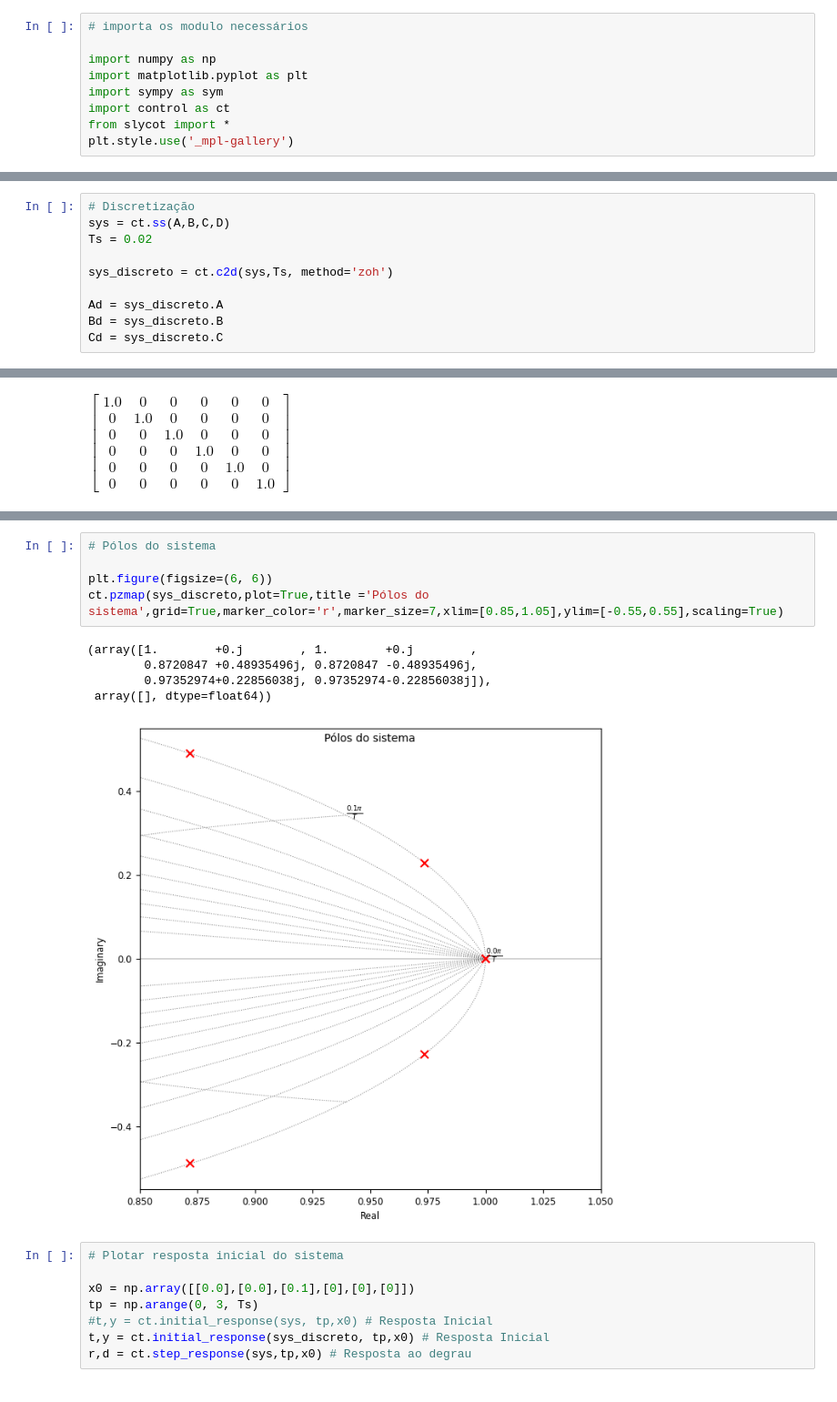
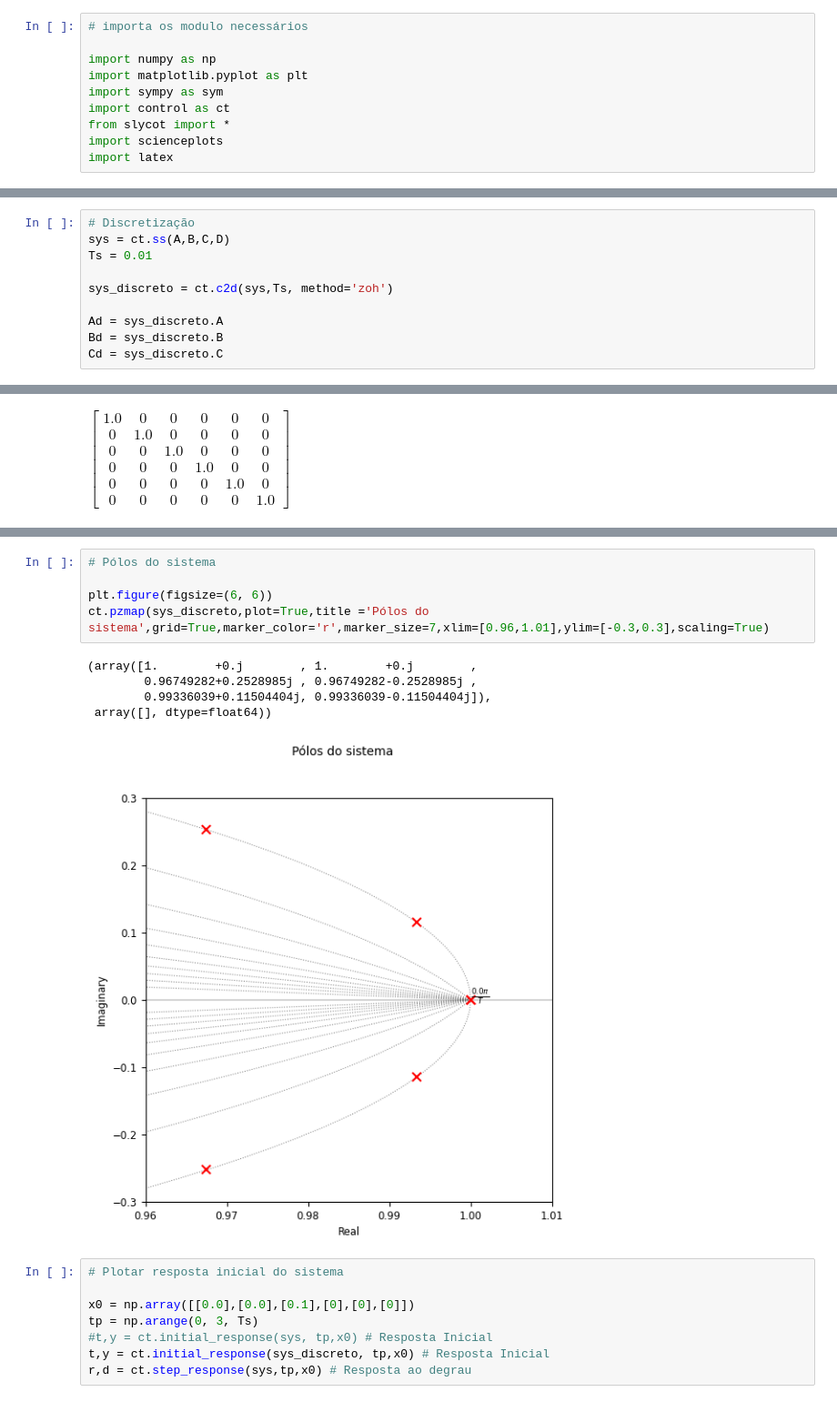
Before and after one commit to thebrendonbarbosa/Projeto_TCC_DPI_Thalyson, a Jupyter notebook: scripts/modelagem_sistema_duplo_pêndulo.ipynb, the cells around one changed output, grey strips where cells are left out. Shown at 91% size. Saved outputs shown, nothing was run; the diff lists cells and outputs as text.

```diff
--- a/scripts/modelagem_sistema_duplo_pêndulo.ipynb
+++ b/scripts/modelagem_sistema_duplo_pêndulo.ipynb
@@ -29,7 +13,8 @@ import matplotlib.pyplot as plt
 import sympy as sym
 import control as ct
 from slycot import *
-plt.style.use('_mpl-gallery')
+import scienceplots
+import latex
 # %% [markdown]
 # 1 Modelagem pelo módulo Sympy
 # %%
@@ -220,7 +205,7 @@ D = np.zeros((6,1))
 # %%
 # Discretização
 sys = ct.ss(A,B,C,D)
-Ts = 0.02
+Ts = 0.01
 
 sys_discreto = ct.c2d(sys,Ts, method='zoh')
 
@@ -318,14 +303,14 @@ Os polos do sistema são:  [1.        +0.j         1.        +0.j         0.8720
 # %%
 # Pólos do sistema
 
 plt.figure(figsize=(6, 6))
-ct.pzmap(sys_discreto,plot=True,title ='Pólos do sistema',grid=True,marker_color='r',marker_size=7,xlim=[0.85,1.05],ylim=[-0.55,0.55],scaling=True)
+ct.pzmap(sys_discreto,plot=True,title ='Pólos do sistema',grid=True,marker_color='r',marker_size=7,xlim=[0.96,1.01],ylim=[-0.3,0.3],scaling=True)
 # %% [output]
 (array([1.        +0.j        , 1.        +0.j        ,
-        0.8720847 +0.48935496j, 0.8720847 -0.48935496j,
-        0.97352974+0.22856038j, 0.97352974-0.22856038j]),
+        0.96749282+0.2528985j , 0.96749282-0.2528985j ,
+        0.99336039+0.11504404j, 0.99336039-0.11504404j]),
  array([], dtype=float64))
-[figure, old version]
+[figure, new version]
 # %%
 # Plotar resposta inicial do sistema
 
```
Also changed, not shown: parts of 10 cells of this notebook.
